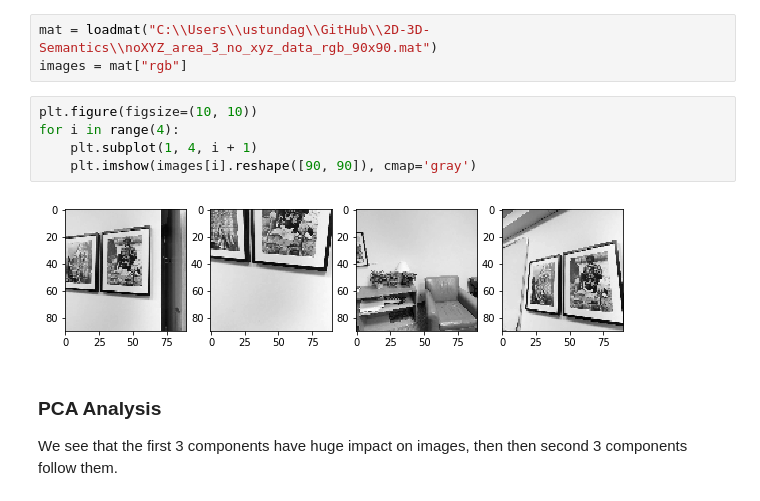
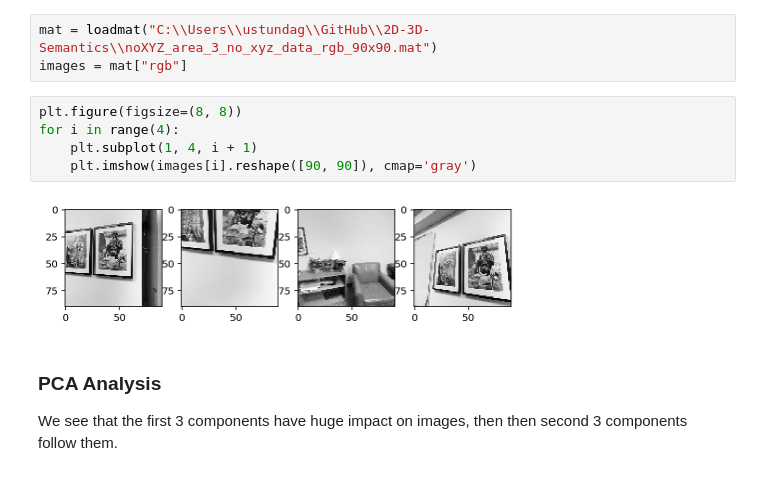
Before and after one commit to ustundag/2D-3D-Semantics, a Jupyter notebook: main_PCA_KMeans_DBSCAN.ipynb, the cells around one changed output. Saved outputs shown, nothing was run; the diff lists cells and outputs as text.

```diff
--- a/main_PCA_KMeans_DBSCAN.ipynb
+++ b/main_PCA_KMeans_DBSCAN.ipynb
@@ -57,12 +57,12 @@ def save_images():
 mat = loadmat("C:\\Users\\ustundag\\GitHub\\2D-3D-Semantics\\noXYZ_area_3_no_xyz_data_rgb_90x90.mat")
 images = mat["rgb"]
 # %%
-plt.figure(figsize=(10, 10))
+plt.figure(figsize=(8, 8))
 for i in range(4):
     plt.subplot(1, 4, i + 1)
     plt.imshow(images[i].reshape([90, 90]), cmap='gray')
 # %% [output]
-[figure, old version]
+[figure, new version]
 # %% [markdown]
 ### PCA Analysis
 We see that the first 3 components have huge impact on images, then then second 3 components follow them.
```
Also changed, not shown: parts of 2 cells of this notebook.
